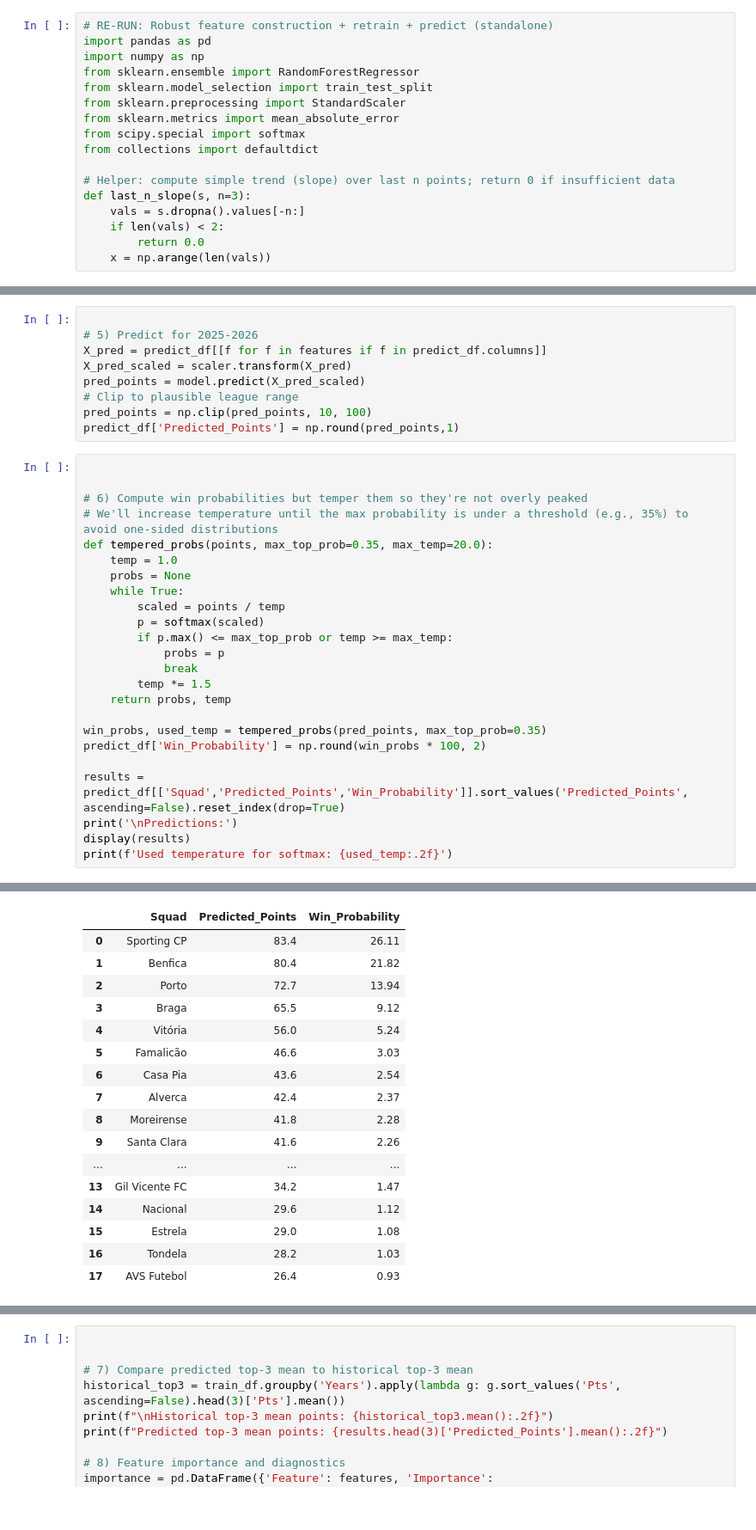
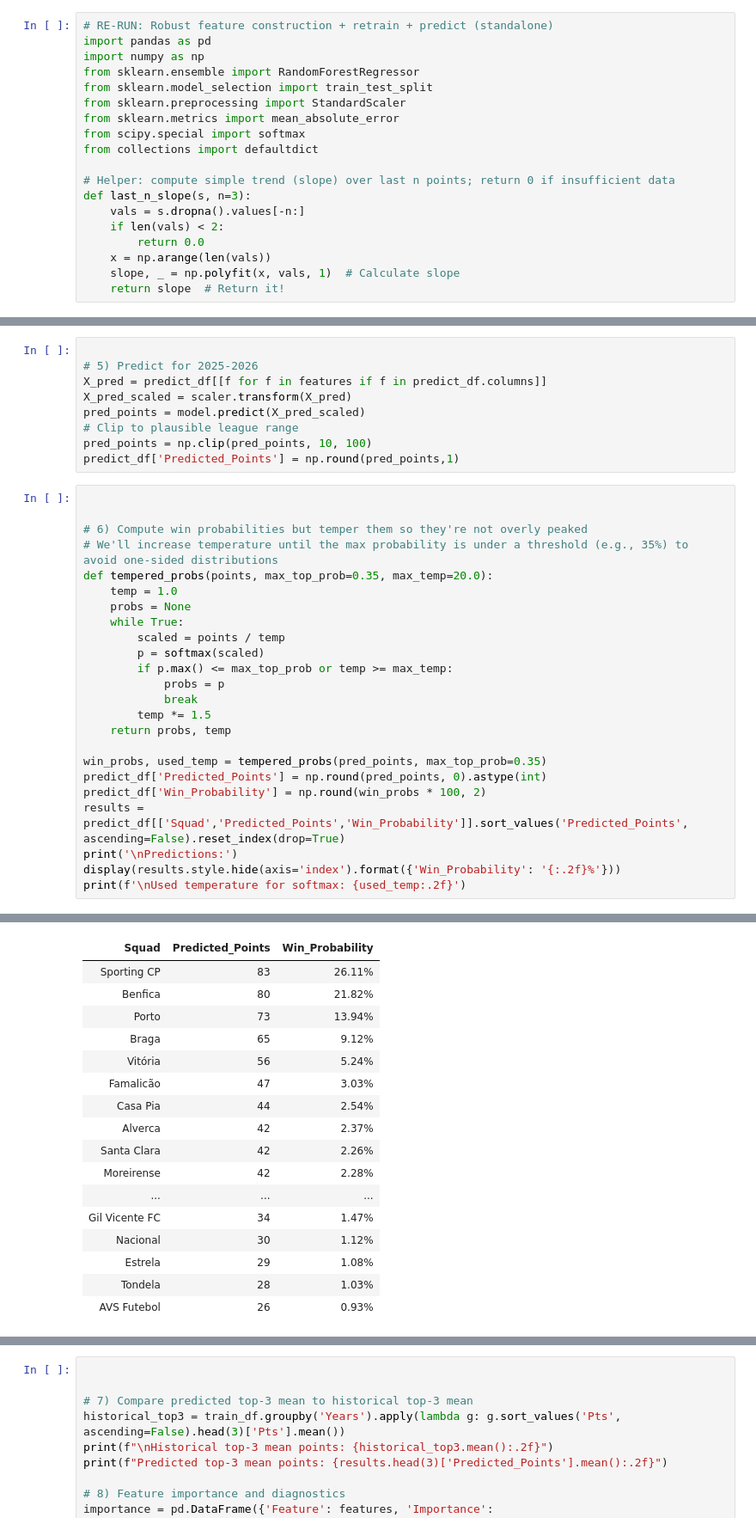
Before and after one commit to PrimoLucasPT/Projetos-GitHub, a Jupyter notebook: ligaportugalpred.ipynb, the cells around one changed output, grey strips where cells are left out. Shown: that part at 86% size. Cells and saved outputs as stored; diff of their text form.

```diff
--- a/ligaportugalpred.ipynb
+++ b/ligaportugalpred.ipynb
@@ -434,3 +479,5 @@ def last_n_slope(s, n=3):
     if len(vals) < 2:
         return 0.0
     x = np.arange(len(vals))
+    slope, _ = np.polyfit(x, vals, 1)  # Calculate slope
+    return slope  # Return it!
@@ -635,46 +613,46 @@ predict_df['Predicted_Points'] = np.round(pred_points,1)
 # %%
 
 
 # 6) Compute win probabilities but temper them so they're not overly peaked
 # We'll increase temperature until the max probability is under a threshold (e.g., 35%) to avoid one-sided distributions
 def tempered_probs(points, max_top_prob=0.35, max_temp=20.0):
     temp = 1.0
     probs = None
     while True:
         scaled = points / temp
         p = softmax(scaled)
         if p.max() <= max_top_prob or temp >= max_temp:
             probs = p
             break
         temp *= 1.5
     return probs, temp
 
 win_probs, used_temp = tempered_probs(pred_points, max_top_prob=0.35)
+predict_df['Predicted_Points'] = np.round(pred_points, 0).astype(int)
 predict_df['Win_Probability'] = np.round(win_probs * 100, 2)
-
 results = predict_df[['Squad','Predicted_Points','Win_Probability']].sort_values('Predicted_Points', ascending=False).reset_index(drop=True)
 print('\nPredictions:')
-display(results)
-print(f'Used temperature for softmax: {used_temp:.2f}')
+display(results.style.hide(axis='index').format({'Win_Probability': '{:.2f}%'}))
+print(f'\nUsed temperature for softmax: {used_temp:.2f}')
 # %% [output]
 Predictions:
-|  | Squad | Predicted_Points | Win_Probability |
-| 0 | Sporting CP | 83.4 | 26.11 |
-| 1 | Benfica | 80.4 | 21.82 |
-| 2 | Porto | 72.7 | 13.94 |
-| 3 | Braga | 65.5 | 9.12 |
-| 4 | Vitória | 56.0 | 5.24 |
-| 5 | Famalicão | 46.6 | 3.03 |
-| 6 | Casa Pia | 43.6 | 2.54 |
-| 7 | Alverca | 42.4 | 2.37 |
-| 8 | Moreirense | 41.8 | 2.28 |
-| 9 | Santa Clara | 41.6 | 2.26 |
-| ... | ... | ... | ... |
-| 13 | Gil Vicente FC | 34.2 | 1.47 |
-| 14 | Nacional | 29.6 | 1.12 |
-| 15 | Estrela | 29.0 | 1.08 |
-| 16 | Tondela | 28.2 | 1.03 |
-| 17 | AVS Futebol | 26.4 | 0.93 |
+| Squad | Predicted_Points | Win_Probability |
+| Sporting CP | 83 | 26.11% |
+| Benfica | 80 | 21.82% |
+| Porto | 73 | 13.94% |
+| Braga | 65 | 9.12% |
+| Vitória | 56 | 5.24% |
+| Famalicão | 47 | 3.03% |
+| Casa Pia | 44 | 2.54% |
+| Alverca | 42 | 2.37% |
+| Santa Clara | 42 | 2.26% |
+| Moreirense | 42 | 2.28% |
+| ... | ... | ... |
+| Gil Vicente FC | 34 | 1.47% |
+| Nacional | 30 | 1.12% |
+| Estrela | 29 | 1.08% |
+| Tondela | 28 | 1.03% |
+| AVS Futebol | 26 | 0.93% |
 Used temperature for softmax: 17.09
 # %%
 
```
Also changed, not shown: parts of 6 cells of this notebook.
